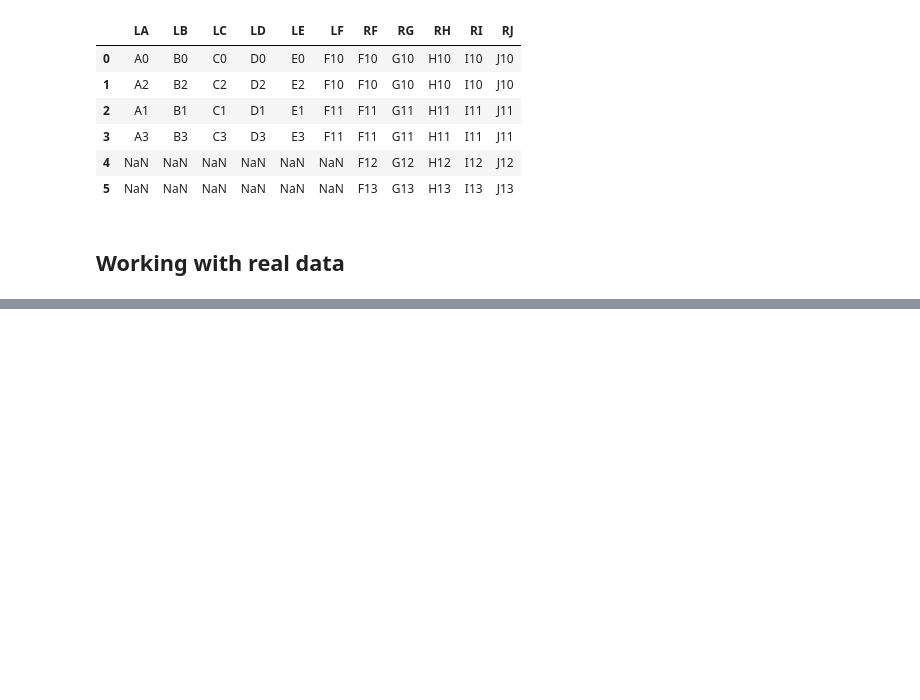
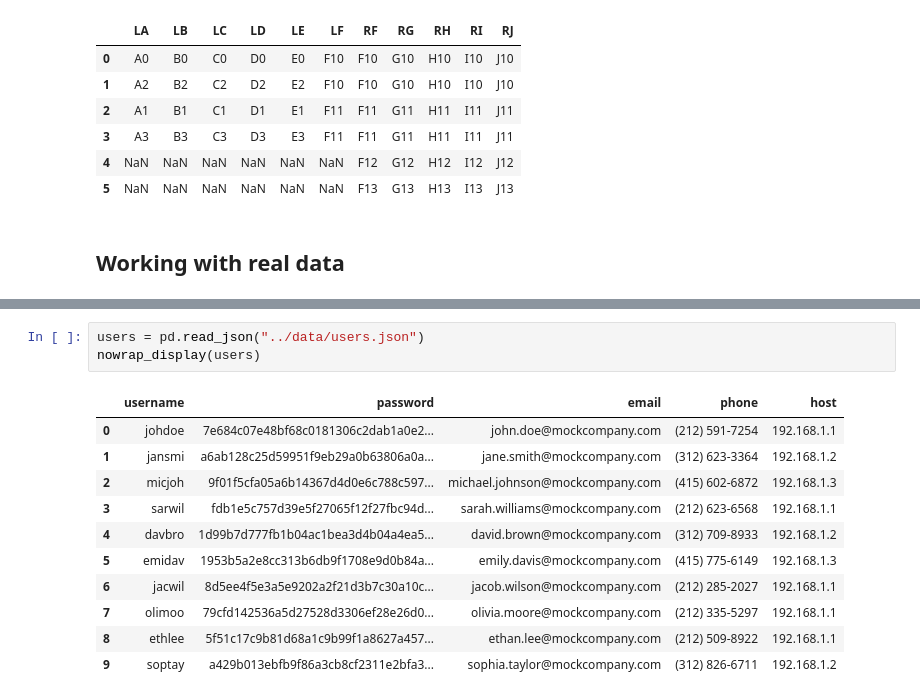
Before and after one commit to everyloop/Databehandling-AI23, a Jupyter notebook: Code-Alongs/L015_Combining_datasets.ipynb, the cells around one changed output, grey strips where cells are left out. Drawn from its saved outputs; the diff is of its cells as text; blank space fills up the shorter version.

```diff
--- a/Code-Alongs/L015_Combining_datasets.ipynb
+++ b/Code-Alongs/L015_Combining_datasets.ipynb
@@ -291,0 +313,15 @@ employees
+# %%
+users = pd.read_json("../data/users.json")
+nowrap_display(users)
+# %% [output]
+|  | username | password | email | phone | host |
+| 0 | johdoe | 7e684c07e48bf68c0181306c2dab1a0e2... | john.doe@mockcompany.com | (212) 591-7254 | 192.168.1.1 |
+| 1 | jansmi | a6ab128c25d59951f9eb29a0b63806a0a... | jane.smith@mockcompany.com | (312) 623-3364 | 192.168.1.2 |
+| 2 | micjoh | 9f01f5cfa05a6b14367d4d0e6c788c597... | michael.johnson@mockcompany.com | (415) 602-6872 | 192.168.1.3 |
+| 3 | sarwil | fdb1e5c757d39e5f27065f12f27fbc94d... | sarah.williams@mockcompany.com | (212) 623-6568 | 192.168.1.1 |
+| 4 | davbro | 1d99b7d777fb1b04ac1bea3d4b04a4ea5... | david.brown@mockcompany.com | (312) 709-8933 | 192.168.1.2 |
+| 5 | emidav | 1953b5a2e8cc313b6db9f1708e9d0b84a... | emily.davis@mockcompany.com | (415) 775-6149 | 192.168.1.3 |
+| 6 | jacwil | 8d5ee4f5e3a5e9202a2f21d3b7c30a10c... | jacob.wilson@mockcompany.com | (212) 285-2027 | 192.168.1.1 |
+| 7 | olimoo | 79cfd142536a5d27528d3306ef28e26d0... | olivia.moore@mockcompany.com | (212) 335-5297 | 192.168.1.1 |
+| 8 | ethlee | 5f51c17c9b81d68a1c9b99f1a8627a457... | ethan.lee@mockcompany.com | (212) 509-8922 | 192.168.1.1 |
+| 9 | soptay | a429b013ebfb9f86a3cb8cf2311e2bfa3... | sophia.taylor@mockcompany.com | (312) 826-6711 | 192.168.1.2 |
```
Also changed, not shown: parts of 2 cells of this notebook.
